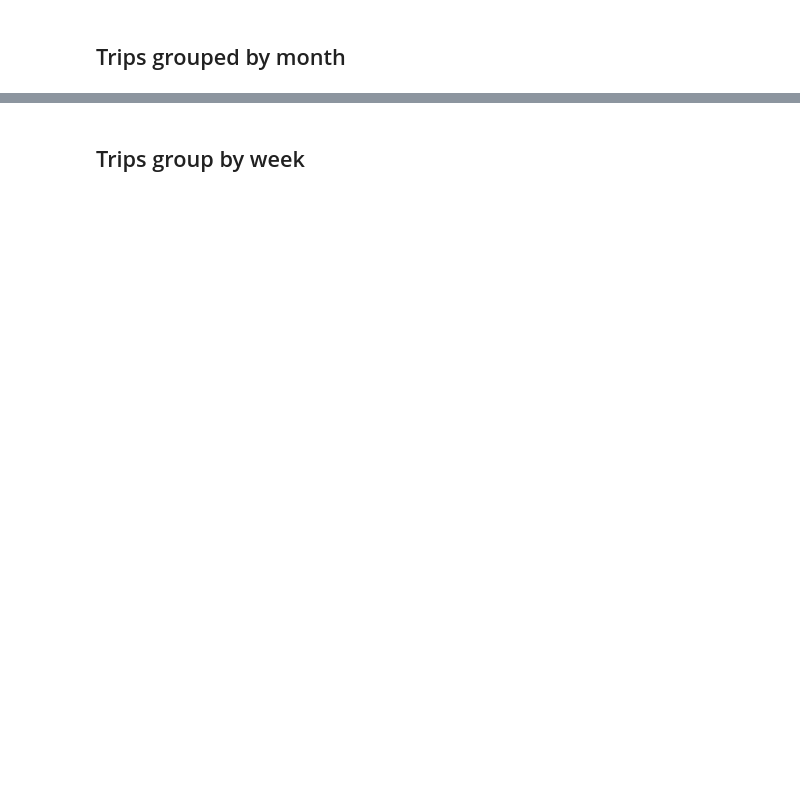
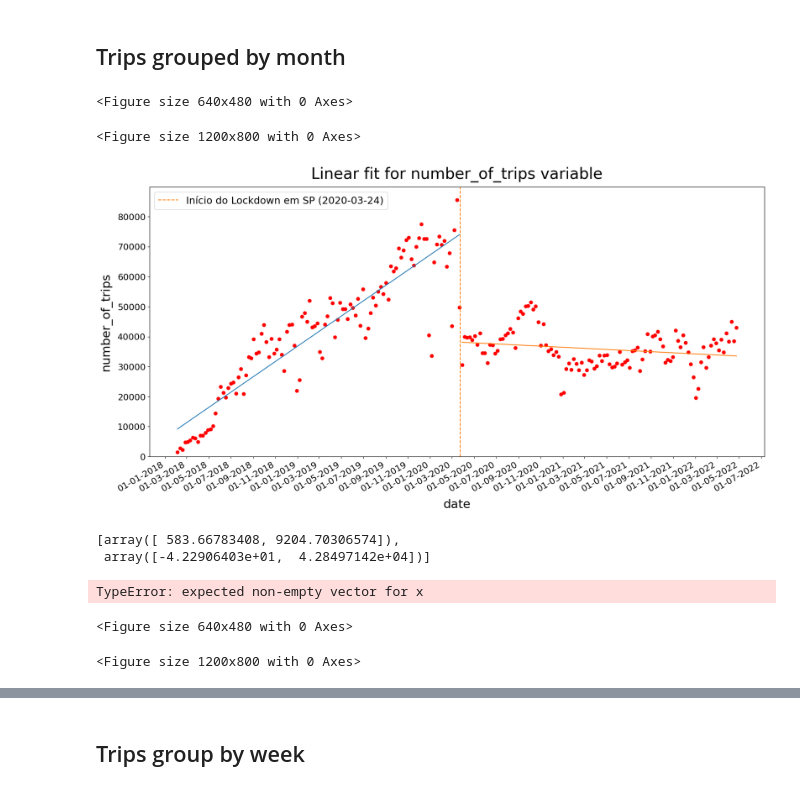
Before and after one commit to anayflima/bss-analysis, a Jupyter notebook: data_analysis/best_fit.ipynb, the cells around one changed output, grey strips where cells are left out. Saved outputs shown, nothing was run; the diff lists cells and outputs as text; code cells hidden in the pictures; blank space fills up the shorter version.

Commit message:
feat: Enhance the BestFitting module's methods.

```diff
--- a/data_analysis/best_fit.ipynb
+++ b/data_analysis/best_fit.ipynb
@@ -25,3 +25,31 @@ cwc = CorrelationWithCovid(data_folder, "month")
 cwc.import_and_prepare_covid_data()
 cwc.import_and_prepare_trips_data()
 cwc.merge_trips_and_covid_data()
+# %%
+variable = 'number_of_trips'
+break_dates = {
+                '2020-03-24' : 'Início do Lockdown em SP'}
+
+coeffs = bf.find_best_plot_fit(cwc.trips_and_covid, variable, break_dates = break_dates,
+                                        poly_degree = 1, save = True)
+# %% [output]
+<Figure size 640x480 with 0 Axes>
+<Figure size 1200x800 with 0 Axes>
+[figure, added]
+# %%
+coeffs
+# %% [output]
+[array([ 583.66783408, 9204.70306574]),
+ array([-4.22906403e+01,  4.28497142e+04])]
+# %%
+variable = 'number_of_trips'
+break_dates = {
+                '2018-02-01': 'Início dos dados',
+                '2020-03-24' : 'Início do Lockdown em SP'}
+
+coeffs = bf.find_best_plot_fit(cwc.trips_and_covid, variable, break_dates = break_dates,
+                                        poly_degree = 1, save = False, analysis=False)
+# %% [output]
+TypeError: expected non-empty vector for x
+<Figure size 640x480 with 0 Axes>
+<Figure size 1200x800 with 0 Axes>
```
Also changed, not shown: parts of 12 cells of this notebook, 1 other file.
